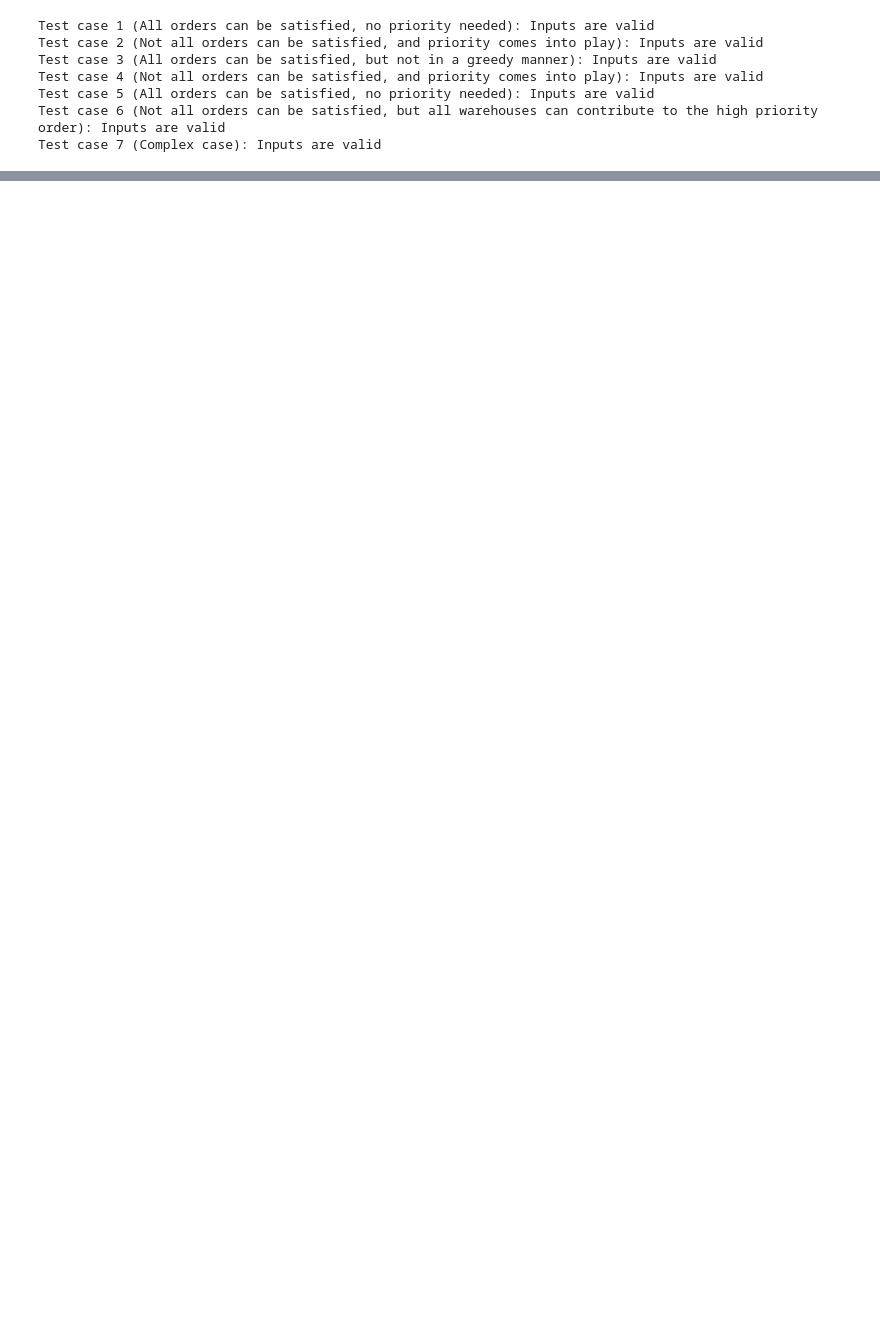
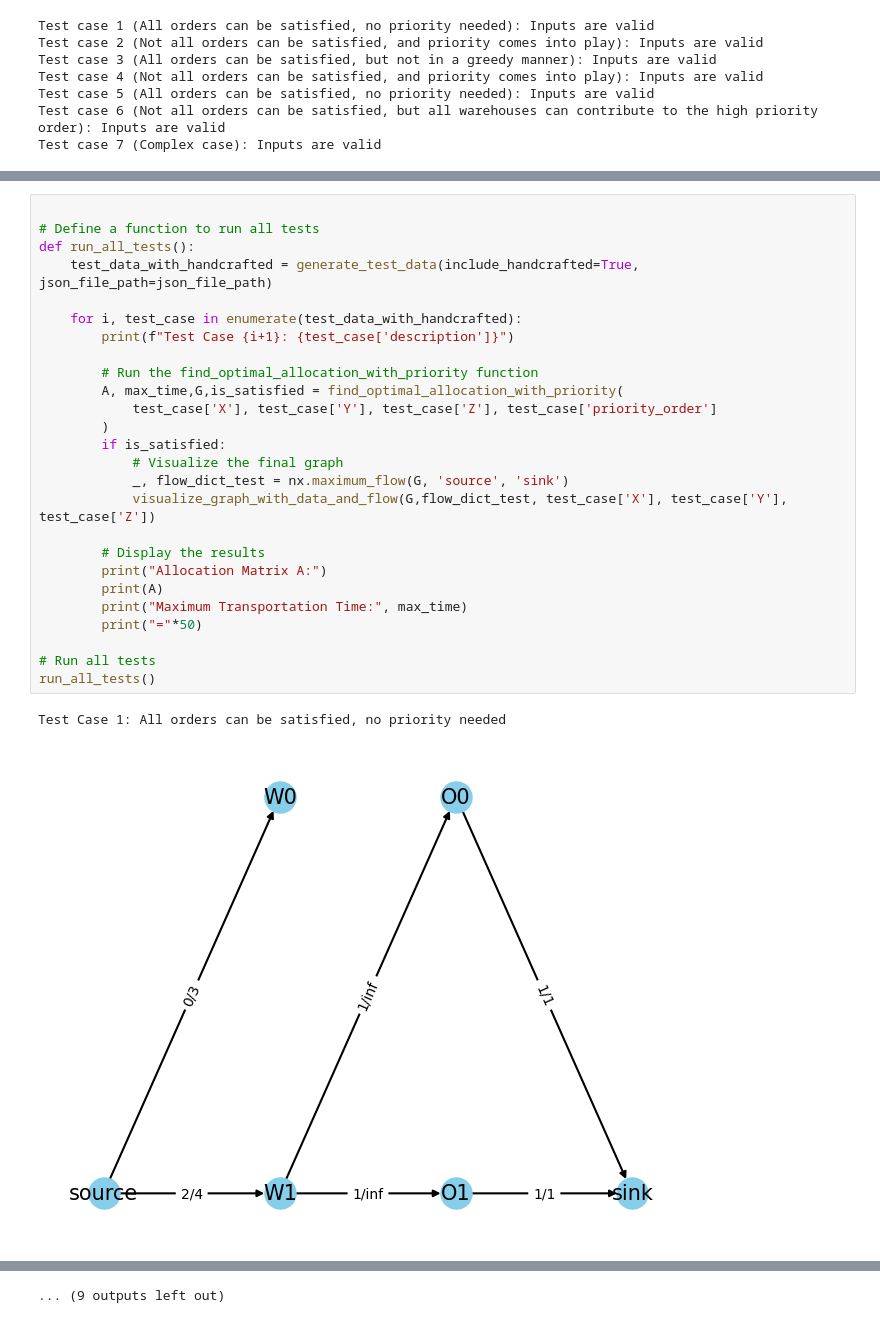
Before and after one commit to SuuTTT/wuliu, a Jupyter notebook: src/demo_netflow.ipynb, the cells around one changed output, grey strips where cells are left out. Drawn from its saved outputs; the diff is of its cells as text; blank space fills up the shorter version.

Commit message:
netflow works, further verify needed

```diff
--- a/src/demo_netflow.ipynb
+++ b/src/demo_netflow.ipynb
@@ -1796,0 +857,29 @@ all_test_results_priority
+# %%
+
+# Define a function to run all tests
+def run_all_tests():
+    test_data_with_handcrafted = generate_test_data(include_handcrafted=True, json_file_path=json_file_path)
+
+    for i, test_case in enumerate(test_data_with_handcrafted):
+        print(f"Test Case {i+1}: {test_case['description']}")
+
+        # Run the find_optimal_allocation_with_priority function
+        A, max_time,G,is_satisfied = find_optimal_allocation_with_priority(
+            test_case['X'], test_case['Y'], test_case['Z'], test_case['priority_order']
+        )
+        if is_satisfied:
+            # Visualize the final graph
+            _, flow_dict_test = nx.maximum_flow(G, 'source', 'sink')
+            visualize_graph_with_data_and_flow(G,flow_dict_test, test_case['X'], test_case['Y'], test_case['Z'])
+
+        # Display the results
+        print("Allocation Matrix A:")
+        print(A)
+        print("Maximum Transportation Time:", max_time)
+        print("="*50)
+
+# Run all tests
+run_all_tests()
+# %% [output]
+Test Case 1: All orders can be satisfied, no priority needed
+[figure, added]
@@ -1796,0 +979 @@ all_test_results_priority
+... (9 outputs left out)
```
Also changed, not shown: parts of 42 cells of this notebook, 2 other files.
